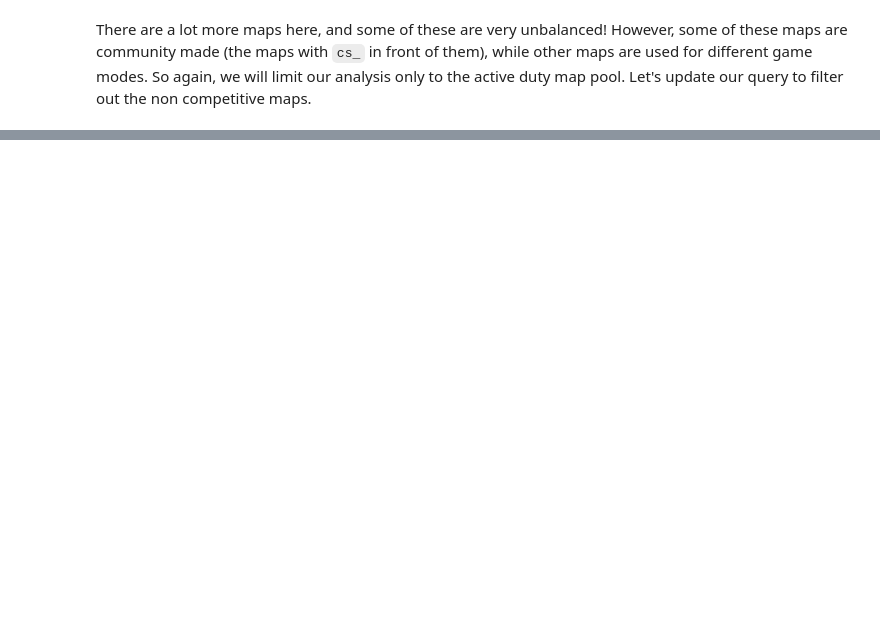
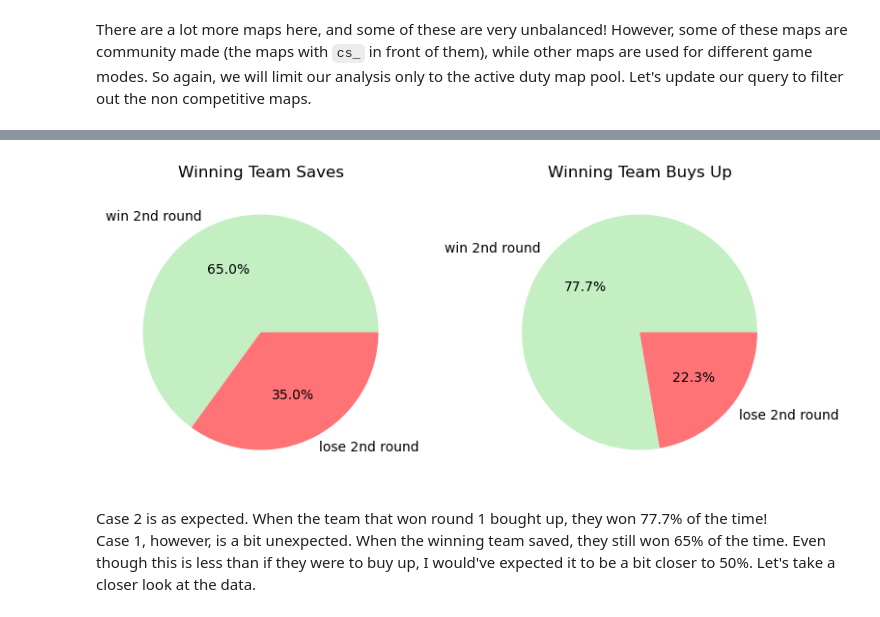
Before and after one commit to ashleyradford/spark-analysis, a Jupyter notebook: csgo_analysis.ipynb, the cells around one changed output, grey strips where cells are left out. Drawn from its saved outputs; the diff is of its cells as text; code cells hidden in the pictures; blank space fills up the shorter version.

```diff
--- a/csgo_analysis.ipynb
+++ b/csgo_analysis.ipynb
@@ -1084,0 +1152,19 @@ It looks like the rates are pretty similar for the scrim data and the ranked dat
+# %%
+# restructure the table so that we can see the first two rounds of each half
+round_winners = spark.sql(
+    """SELECT
+        r1.file,
+        r1.round AS round1,
+        r1.winner_team AS r1_winner,
+        r2.round AS round2,
+        r2.winner_team AS r2_winner,
+        IF(IF(r1.winner_side = 'Terrorist', r2.t_eq_val, r2.ct_eq_val) > 7000, 1, 0) AS r1_winners_buy_up
+    FROM
+        meta_table AS r1
+    INNER JOIN
+        meta_table AS r2 ON r1.file = r2.file
+    WHERE
+        (r1.round = 1 AND r2.round = 2)
+        OR (r1.round = 16 AND r2.round = 17)
+    LIMIT 20""")
+round_winners.show(truncate=False)
@@ -1084,0 +1358,32 @@ It looks like the rates are pretty similar for the scrim data and the ranked dat
+# %%
+# create pie charts for both cases to compare
+case_1_pd = case_1.toPandas()
+case_2_pd = case_2.toPandas()
+
+fig, axs = plt.subplots(1, 2, figsize=(8, 5))
+labels = ["win 2nd round", "lose 2nd round"]
+colors = ['#C3EFC3', '#FF7377']
+
+# pie chart for case 1
+win_percentage = case_1_pd.iloc[0,1]
+wedges = [win_percentage, 100 - win_percentage]
+
+axs[0].set_title("Winning Team Saves")
+axs[0].pie(wedges, labels=labels, colors=colors, autopct='%1.1f%%')
+
+# pie chart for case 2
+win_percentage = case_2_pd.iloc[0,1]
+wedges = [win_percentage, 100 - win_percentage]
+
+axs[1].set_title("Winning Team Buys Up")
+axs[1].pie(wedges, labels=labels, colors=colors, autopct='%1.1f%%')
+
+
+# display the plot
+plt.tight_layout()
+plt.show()
+# %% [output]
+[figure, added]
+# %% [markdown]
+Case 2 is as expected. When the team that won round 1 bought up, they won 77.7% of the time!<br>
+Case 1, however, is a bit unexpected. When the winning team saved, they still won 65% of the time. Even though this is less than if they were to buy up, I would've expected it to be a bit closer to 50%. Let's take a closer look at the data.
```
Also changed, not shown: parts of 44 cells of this notebook.
